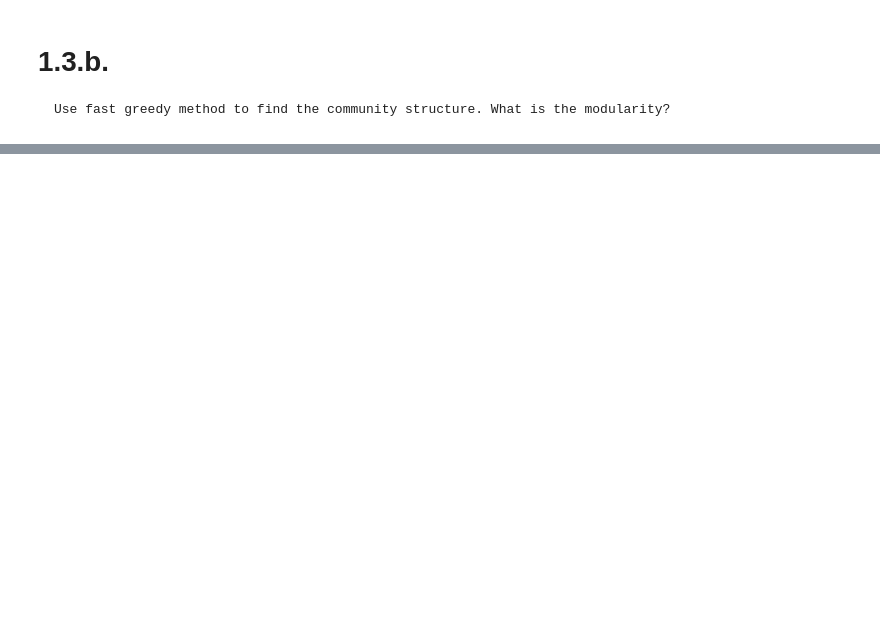
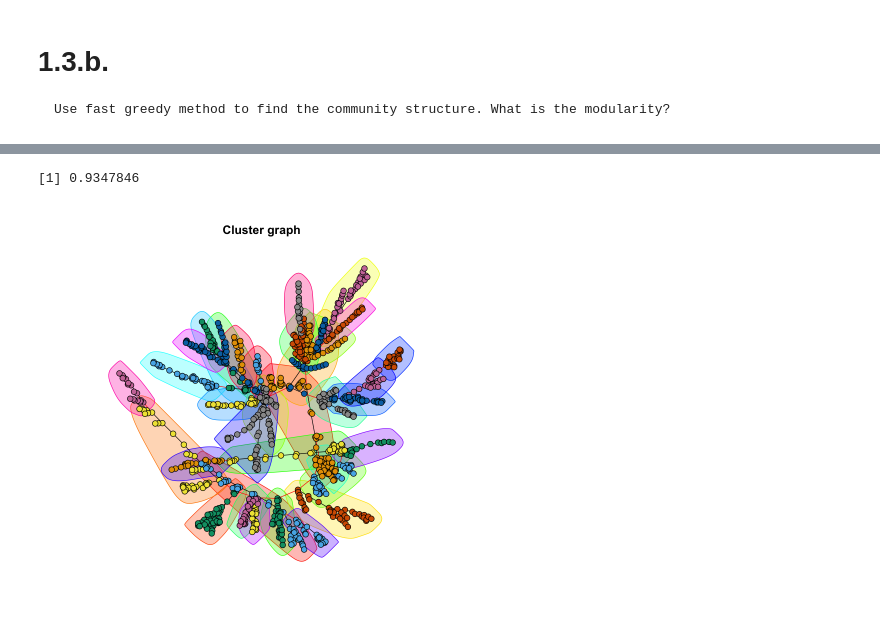
Before and after one commit to MaggieX/Large_Scale_Social_Complex_Network, a Jupyter notebook: Project1/project1_part1_Q3.ipynb, the cells around one changed output, grey strips where cells are left out. Saved outputs shown, nothing was run; the diff lists cells and outputs as text; code cells hidden in the pictures; blank space fills up the shorter version.

```diff
--- a/Project1/project1_part1_Q3.ipynb
+++ b/Project1/project1_part1_Q3.ipynb
@@ -85,3 +94,12 @@ Warning message in plot.xy(xy.coords(x, y), type = type, ...):
+# %%
+graph=g_pa_age
+cluster_fg <- cluster_fast_greedy(graph, modularity = TRUE)
+plot(cluster_fg, graph, layout = layout.fruchterman.reingold(graph), edge.arrow.size=.1, vertex.size=4, vertex.label=NA, main=paste(" Cluster graph" ))
+
+modularity(graph, membership(cluster_fg))
+# %% [output]
+[1] 0.9347846
+[figure, added]
 # %%
 get_modularity = function(graph){
     cluster_fg <- cluster_fast_greedy(graph, modularity = TRUE)
```
Also changed, not shown: parts of 5 cells of this notebook.
